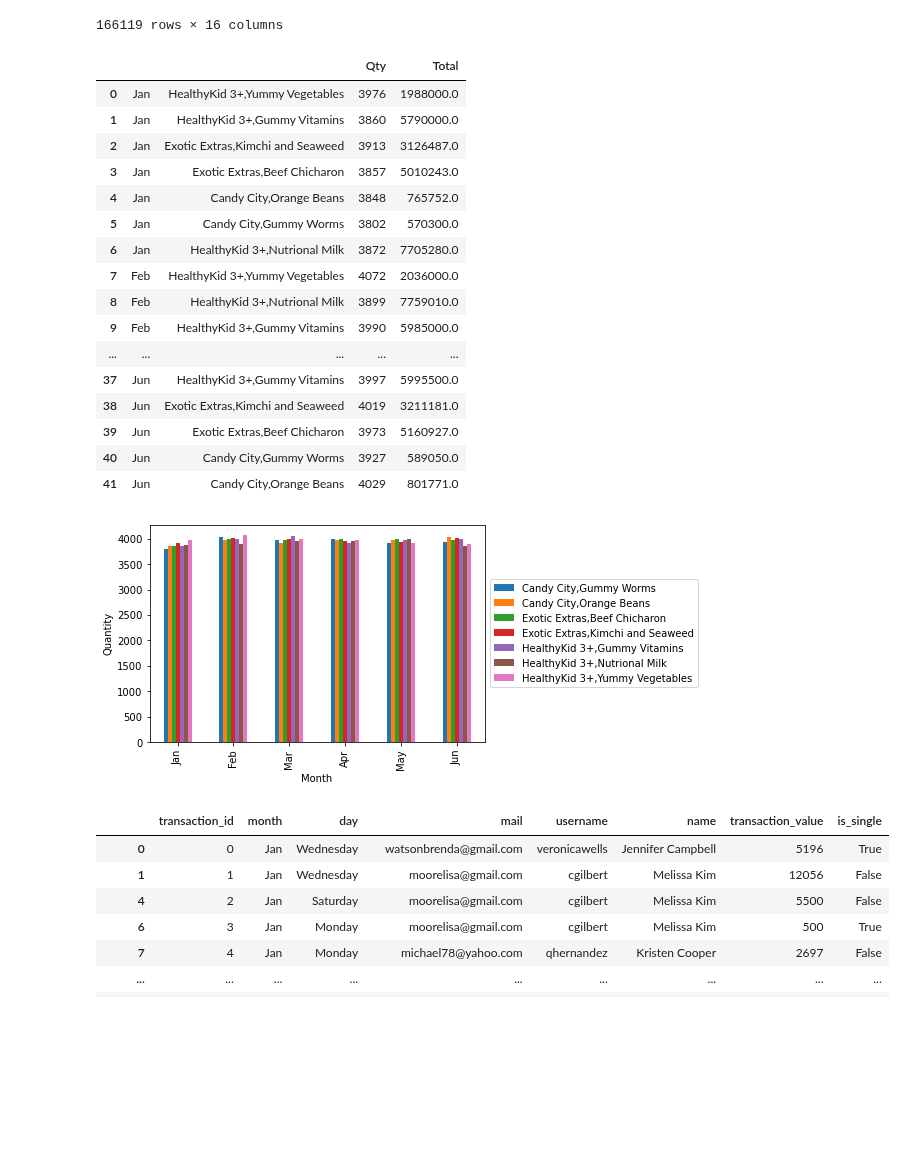
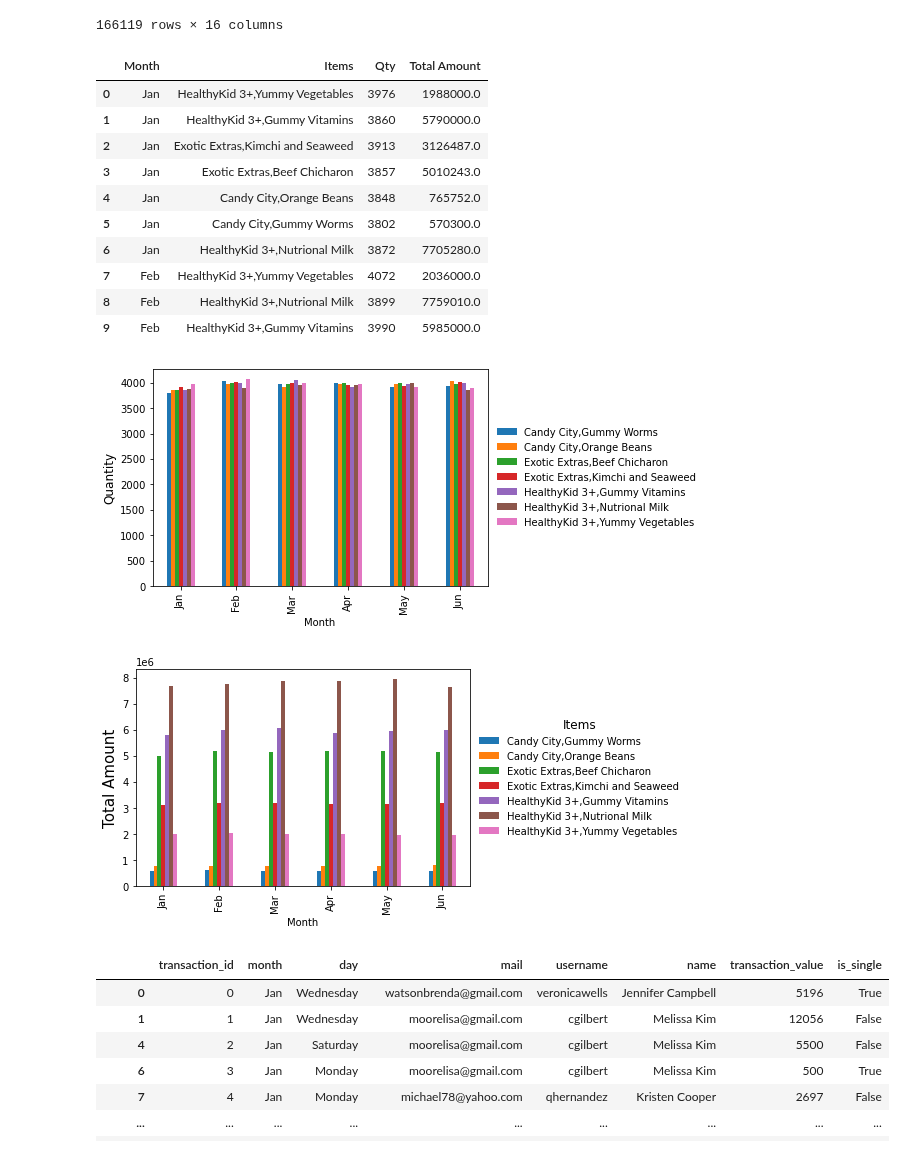
Before and after one commit to jcbacong/BA-probset-ateneo-2022, a Jupyter notebook: ad-hoc-analysis.ipynb, the cells around one changed output. Cells and saved outputs as stored; diff of their text form; code cells hidden in the pictures; blank space fills up the shorter version.

```diff
--- a/ad-hoc-analysis.ipynb
+++ b/ad-hoc-analysis.ipynb
@@ -102,14 +102,14 @@ final_df
 months = ["Jan", "Feb", "Mar", "Apr", "May", "Jun",
           "Jul", "Aug", "Sep", "Oct", "Nov", "Dec"]
 
-df2 = final_df.groupby(['month','item_names']).agg({'price_per_item': ['count', 'sum']}).reset_index().rename(
-        columns={"price_per_item": "Item Sold", "count": "Qty", "sum": "Total","month": "Month", "item_names": "Items" })
-df2.Month = pd.Categorical(df2.Month, categories=months)
-df2 = df2.sort_values(by='Month').reset_index().drop(columns="index", level=0)
-df2.columns = df2.columns.droplevel(0)
-df2
+df2 = final_df.groupby(['month','item_names']).agg({'price_per_item': ['count', 'sum']}).reset_index()
+df2.month = pd.Categorical(df2.month, categories=months)
+df2 = df2.sort_values(by='month').reset_index().drop(columns="index", level=0)
+df2.columns=df2.columns.map('_'.join)
+df2 = df2.rename(columns={"price_per_item_count": "Qty", "price_per_item_sum": "Total Amount","month_": "Month", "item_names_": "Items" })
+df2.head(10)
 # %% [output]
-|  |  |  | Qty | Total |
+|  | Month | Items | Qty | Total Amount |
 | 0 | Jan | HealthyKid 3+,Yummy Vegetables | 3976 | 1988000.0 |
 | 1 | Jan | HealthyKid 3+,Gummy Vitamins | 3860 | 5790000.0 |
 | 2 | Jan | Exotic Extras,Kimchi and Seaweed | 3913 | 3126487.0 |
@@ -120,24 +120,21 @@ df2
 | 7 | Feb | HealthyKid 3+,Yummy Vegetables | 4072 | 2036000.0 |
 | 8 | Feb | HealthyKid 3+,Nutrional Milk | 3899 | 7759010.0 |
 | 9 | Feb | HealthyKid 3+,Gummy Vitamins | 3990 | 5985000.0 |
-| ... | ... | ... | ... | ... |
-| 37 | Jun | HealthyKid 3+,Gummy Vitamins | 3997 | 5995500.0 |
-| 38 | Jun | Exotic Extras,Kimchi and Seaweed | 4019 | 3211181.0 |
-| 39 | Jun | Exotic Extras,Beef Chicharon | 3973 | 5160927.0 |
-| 40 | Jun | Candy City,Gummy Worms | 3927 | 589050.0 |
-| 41 | Jun | Candy City,Orange Beans | 4029 | 801771.0 |
 # %%
 import matplotlib.pyplot as plt
 
-df3 = pd.DataFrame(df2.to_numpy(), columns = ["Month", "Items", "Qty", "Total Sold"])
-df3.Month = pd.Categorical(df3.Month, categories=months)
-df3 = df3.sort_values(by='Month')
-ax = df3[["Month", "Items", "Qty"]].pivot(index='Month', columns='Items', values='Qty').plot(kind='bar')
-ax.set_ylabel("Quantity")
-plt.legend(loc='center left', bbox_to_anchor=(1.0, 0.5))
+ax = df2.pivot(index='Month', columns='Items', values='Qty').plot(kind='bar')
+ax.set_ylabel("Quantity", fontsize=12)
+plt.legend(loc='center left', bbox_to_anchor=(1.0, 0.5),frameon=False, title_fontsize='large')
+
+
+ax1 = df2.pivot(index='Month', columns='Items', values='Total Amount').plot(kind='bar')
+ax1.set_ylabel("Total Amount", fontsize=15)
+plt.legend(loc='center left', bbox_to_anchor=(1.0, 0.5), title="Items", frameon=False, title_fontsize='large')
 plt.show()
 # %% [output]
-[figure, old version]
+[figure, new version]
+[figure, added]
 # %%
 ## 3. Define repeaters, inactive, engaged
 ## Repeaters : 1 if customer of the current month had transaction from the previous month
```
Also changed, not shown: parts of 2 cells of this notebook.
